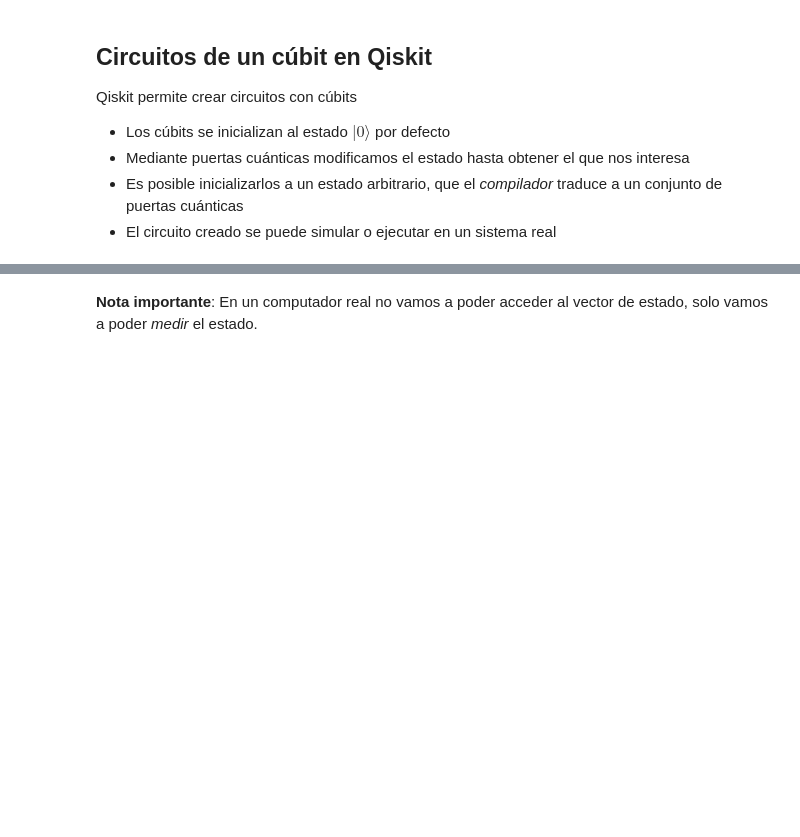
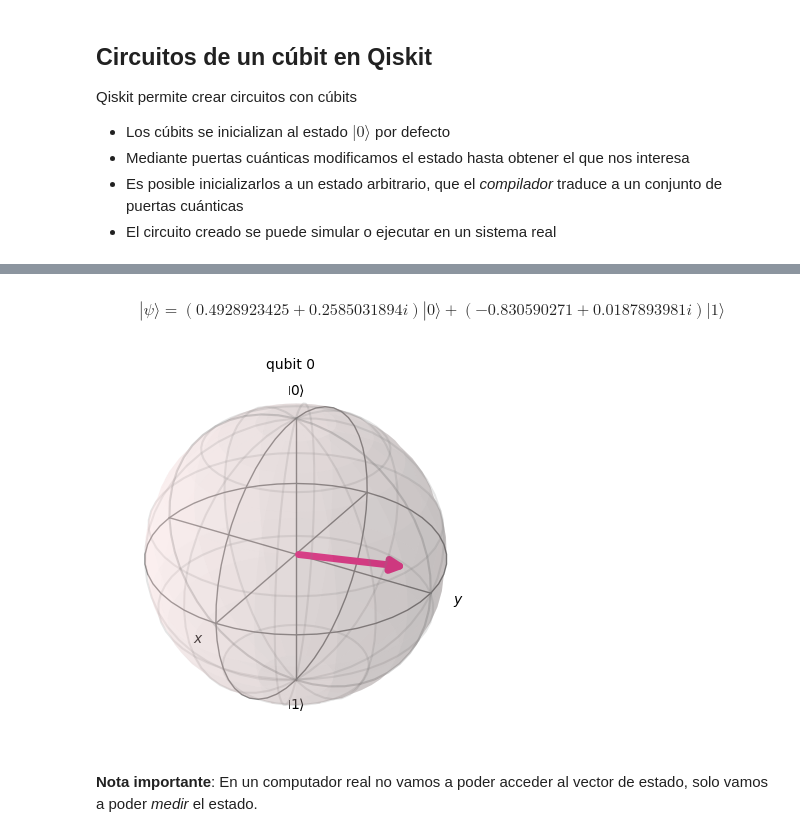
Before and after one commit to tarabelo/2024-VIU-Quantum, a Jupyter notebook: Bits y Cúbits.ipynb, the cells around one changed output, grey strips where cells are left out. Drawn from its saved outputs; the diff is of its cells as text; code cells hidden in the pictures; blank space fills up the shorter version.

```diff
--- a/Bits y Cúbits.ipynb
+++ b/Bits y Cúbits.ipynb
@@ -568,22 +576,20 @@ qc.draw('mpl', style="iqp")
 # %%
 # Simulamos el circuito con Aer para obtener el vector de estado
-from qiskit import execute
-from qiskit.providers.aer import AerSimulator
+from qiskit_aer import Aer
 
-#Indicamos que queremos ver el vector de estado
-qc.save_statevector()
+# Usamos un simulador ideal
+sim = Aer.get_backend('statevector_simulator')
 
-# Utilizamos el simulador Aer por defecto
-sim = AerSimulator()
-
-# Ejecutamos una simulación
-job_sim = execute(qc, sim, shots=1)
+job_sim = sim.run(qc)
 
 # Obtenemos los resultados
 result = job_sim.result()
 
 # Obtenemos el vector de estado del circuito
 estado = result.get_statevector()
 muestra_estado(estado)
+# %% [output]
+$$|\psi\rangle = (0.4928923425 + 0.2585031894 i) |0\rangle+(-0.830590271 + 0.0187893981 i) |1\rangle$$
+[figure, added]
 # %% [markdown]
 **Nota importante**: En un computador real no vamos a poder acceder al vector de estado, solo vamos a poder *medir* el estado.
```
Also changed, not shown: parts of 29 cells of this notebook.
